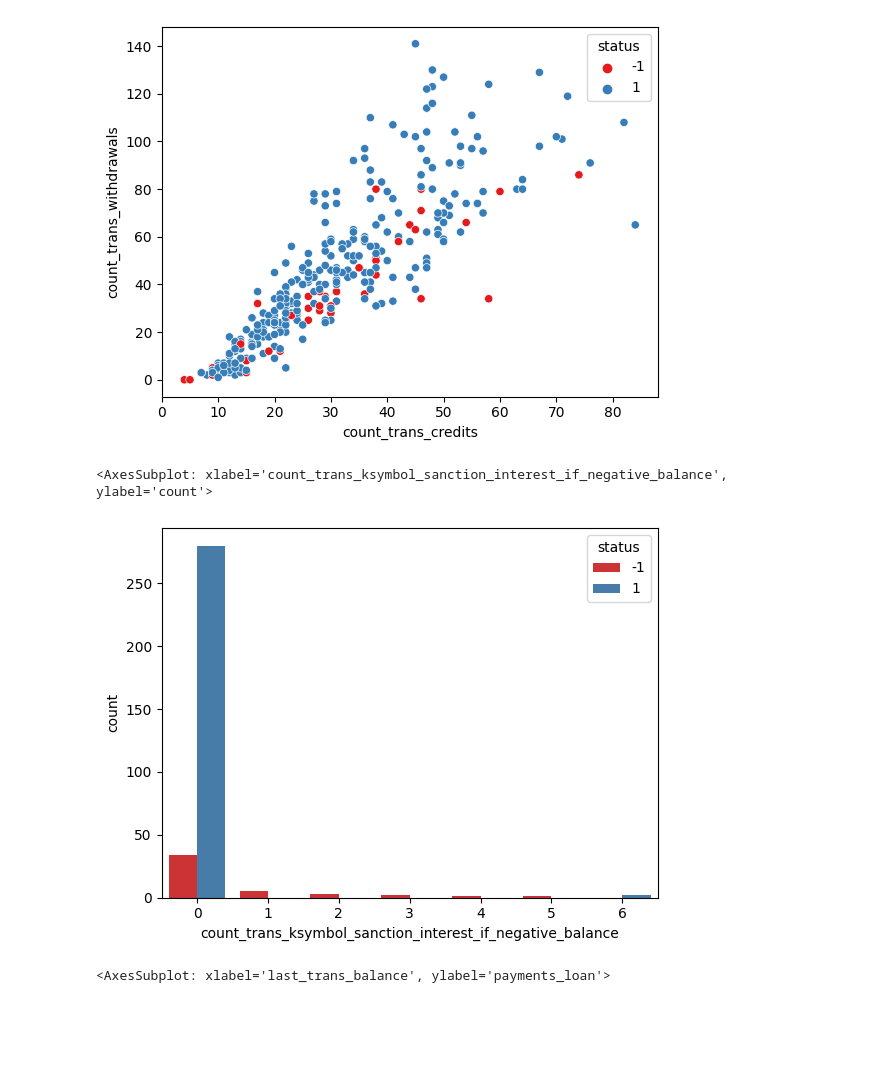
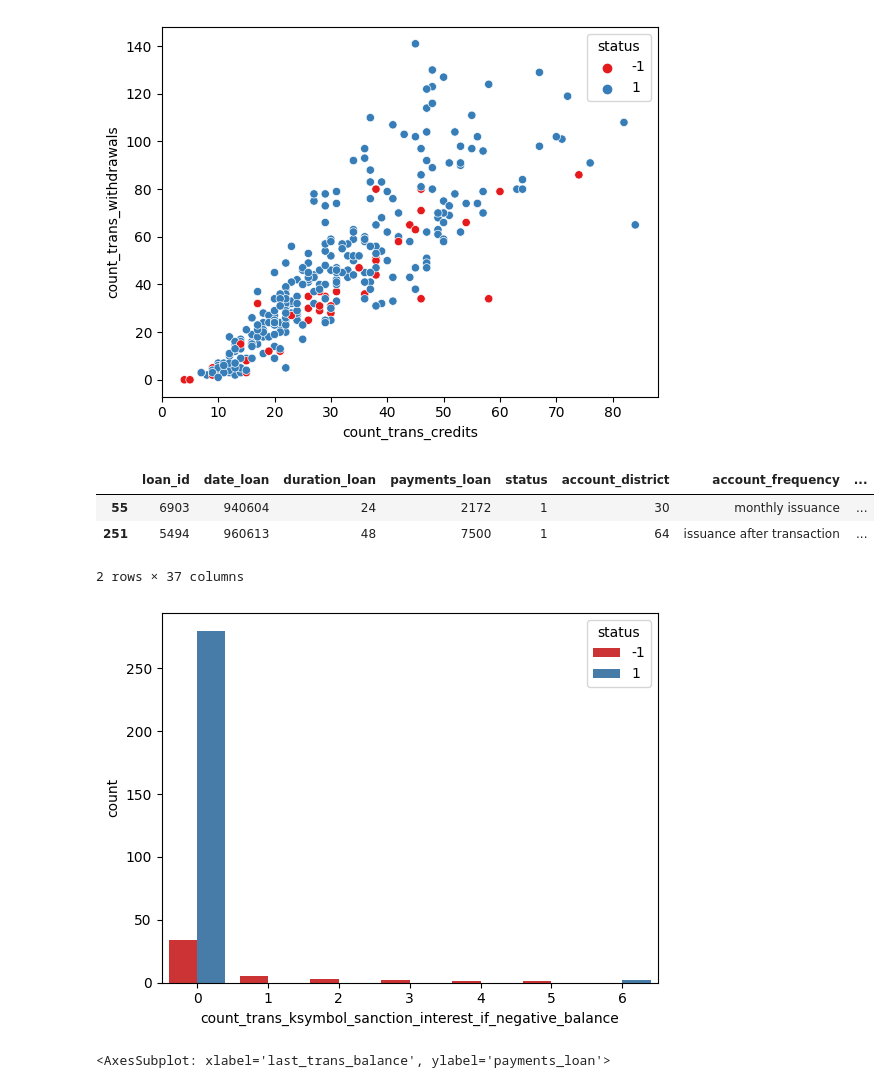
Before and after one commit to biromiro/feup-ac, a Jupyter notebook: main.ipynb, the cells around one changed output. Drawn from its saved outputs; the diff is of its cells as text; code cells hidden in the pictures; blank space fills up the shorter version.

```diff
--- a/main.ipynb
+++ b/main.ipynb
@@ -558,8 +558,13 @@ sns.scatterplot(df, x='count_trans_credits', y='count_trans_withdrawals', hue='s
 [figure]
 # %%
 sns.countplot(df, x='count_trans_ksymbol_sanction_interest_if_negative_balance', hue='status', palette='Set1')
+
+df[df['count_trans_ksymbol_sanction_interest_if_negative_balance'] == 6]
 # %% [output]
+|  | loan_id | date_loan | duration_loan | payments_loan | status | account_district | account_frequency | ... |
+| 55 | 6903 | 940604 | 24 | 2172 | 1 | 30 | monthly issuance | ... |
+| 251 | 5494 | 960613 | 48 | 7500 | 1 | 64 | issuance after transaction | ... |
-<AxesSubplot: xlabel='count_trans_ksymbol_sanction_interest_if_negative_balance', ylabel='count'>
+2 rows × 37 columns
 [figure]
 # %%
 sns.scatterplot(df, x='last_trans_balance', y='payments_loan', hue='status', palette='Set1')
```
Also changed, not shown: 4 other files.
